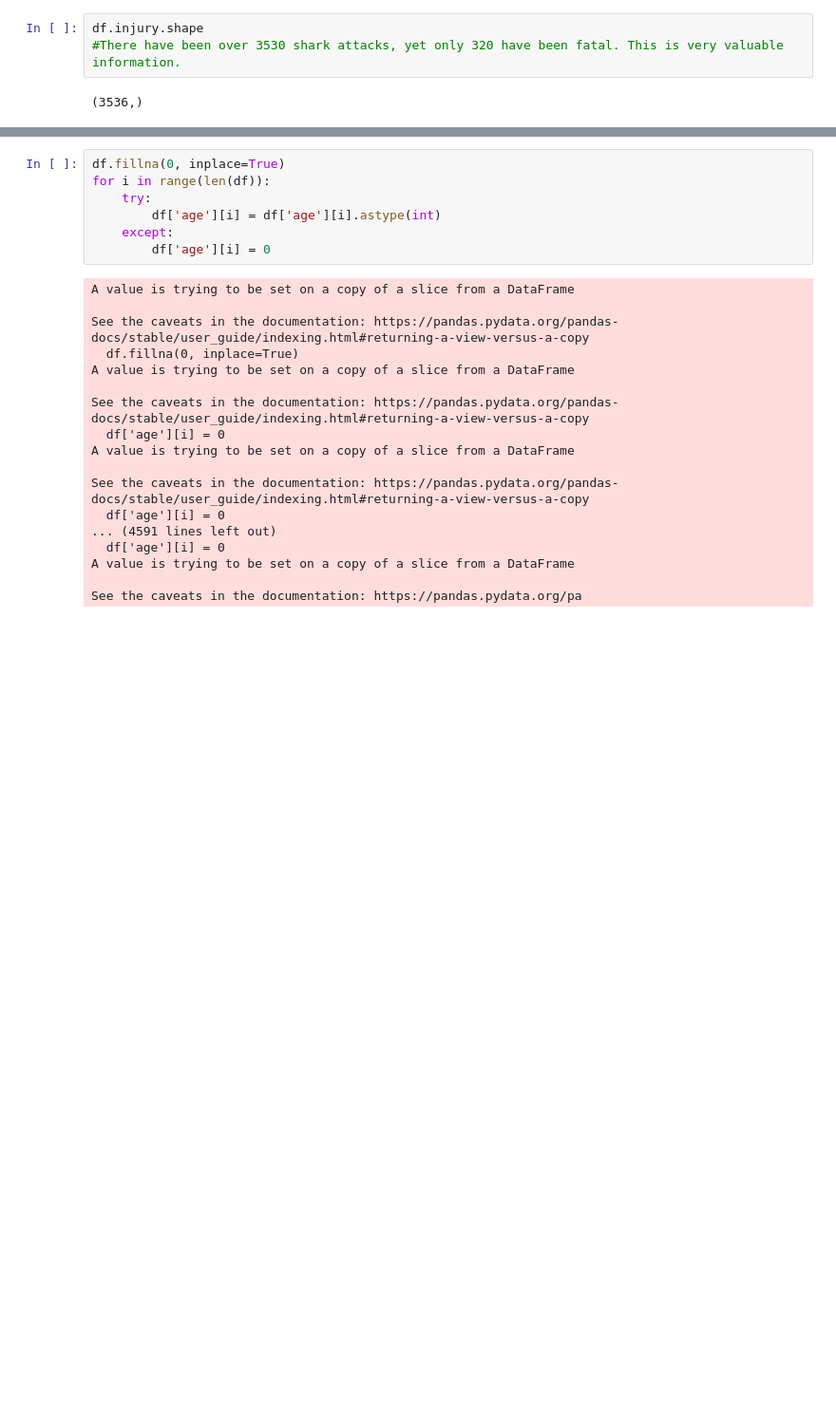
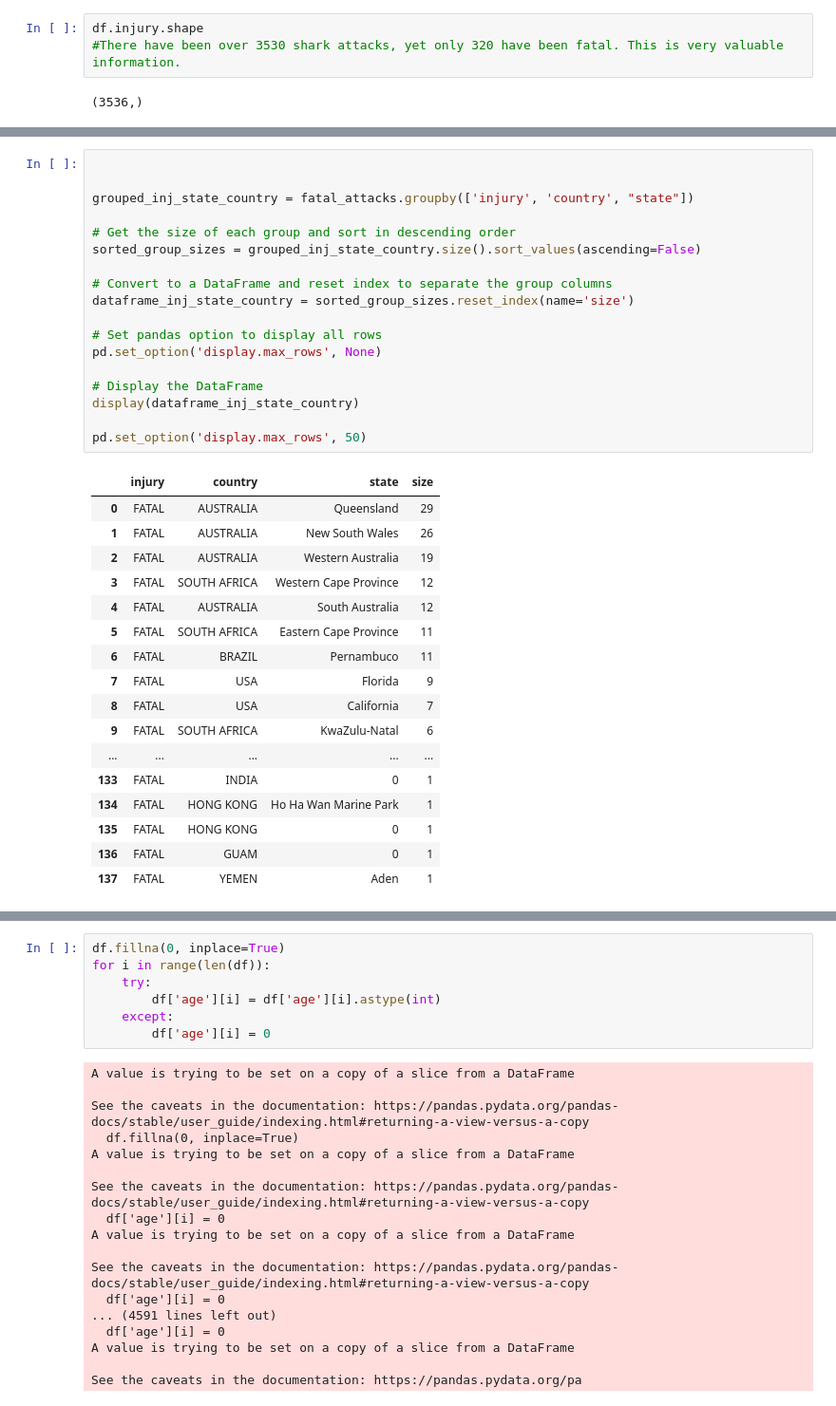
Before and after one commit to dalreensoares/shark-attack-data-analysis, a Jupyter notebook: main.ipynb, the cells around one changed output, grey strips where cells are left out. Shown at 95% size. Cells and saved outputs as stored; diff of their text form; blank space fills up the shorter version.

```diff
--- a/main.ipynb
+++ b/main.ipynb
@@ -540,0 +563,36 @@ df.injury.shape
+# %%
+
+
+grouped_inj_state_country = fatal_attacks.groupby(['injury', 'country', "state"])
+
+# Get the size of each group and sort in descending order
+sorted_group_sizes = grouped_inj_state_country.size().sort_values(ascending=False)
+
+# Convert to a DataFrame and reset index to separate the group columns
+dataframe_inj_state_country = sorted_group_sizes.reset_index(name='size')
+
+# Set pandas option to display all rows
+pd.set_option('display.max_rows', None)
+
+# Display the DataFrame
+display(dataframe_inj_state_country)
+
+pd.set_option('display.max_rows', 50)
+# %% [output]
+|  | injury | country | state | size |
+| 0 | FATAL | AUSTRALIA | Queensland | 29 |
+| 1 | FATAL | AUSTRALIA | New South Wales | 26 |
+| 2 | FATAL | AUSTRALIA | Western Australia | 19 |
+| 3 | FATAL | SOUTH AFRICA | Western Cape Province | 12 |
+| 4 | FATAL | AUSTRALIA | South Australia | 12 |
+| 5 | FATAL | SOUTH AFRICA | Eastern Cape Province | 11 |
+| 6 | FATAL | BRAZIL | Pernambuco | 11 |
+| 7 | FATAL | USA | Florida | 9 |
+| 8 | FATAL | USA | California | 7 |
+| 9 | FATAL | SOUTH AFRICA | KwaZulu-Natal | 6 |
+| ... | ... | ... | ... | ... |
+| 133 | FATAL | INDIA | 0 | 1 |
+| 134 | FATAL | HONG KONG | Ho Ha Wan Marine Park | 1 |
+| 135 | FATAL | HONG KONG | 0 | 1 |
+| 136 | FATAL | GUAM | 0 | 1 |
+| 137 | FATAL | YEMEN | Aden | 1 |
```
Also changed, not shown: parts of 13 cells of this notebook.
